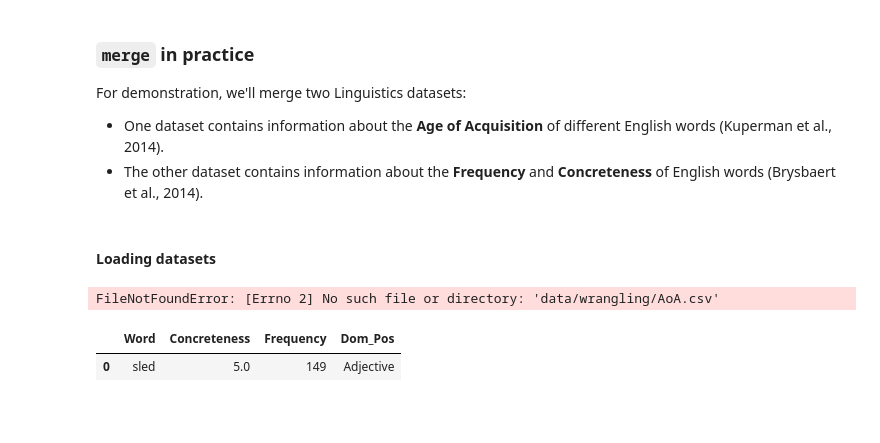
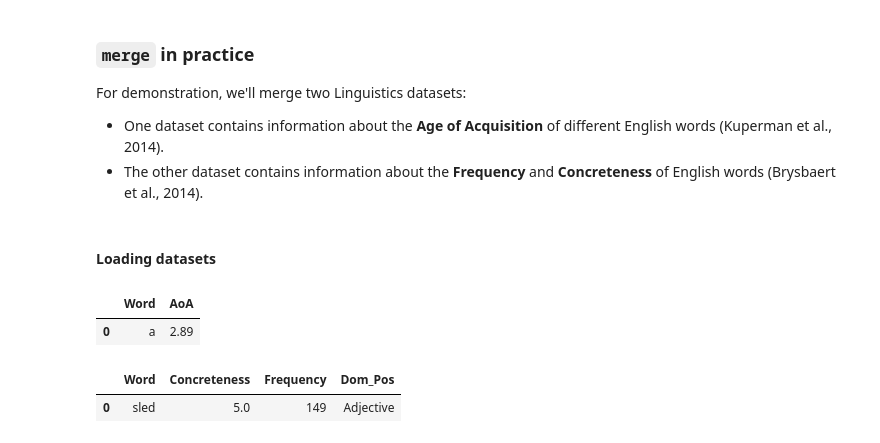
Before and after one commit to kingb6/Data_Preprocessing_Report, a Jupyter notebook: 08-wrangling.ipynb, the cells around one changed output. Drawn from its saved outputs; the diff is of its cells as text; code cells hidden in the pictures; blank space fills up the shorter version.

```diff
--- a/08-wrangling.ipynb
+++ b/08-wrangling.ipynb
@@ -823,8 +823,9 @@ For demonstration, we'll merge two Linguistics datasets:
 # %% [markdown]
 #### Loading datasets
 # %%
-df_aoa = pd.read_csv("data/wrangling/AoA.csv")
+df_aoa = pd.read_csv("AoA.csv")
 df_aoa.head(1)
 # %% [output]
-FileNotFoundError: [Errno 2] No such file or directory: 'data/wrangling/AoA.csv'
+|  | Word | AoA |
+| 0 | a | 2.89 |
 # %%
```
Also changed, not shown: parts of 9 cells of this notebook.
